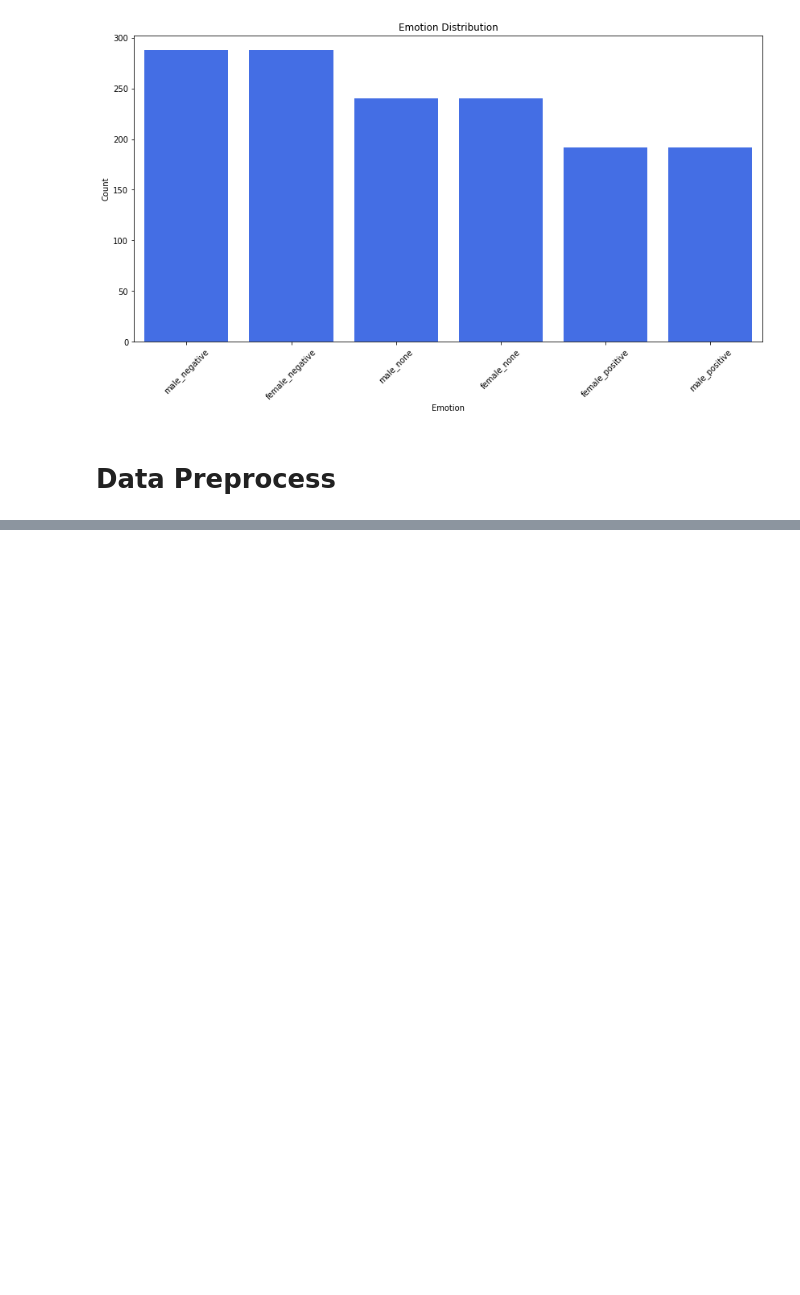
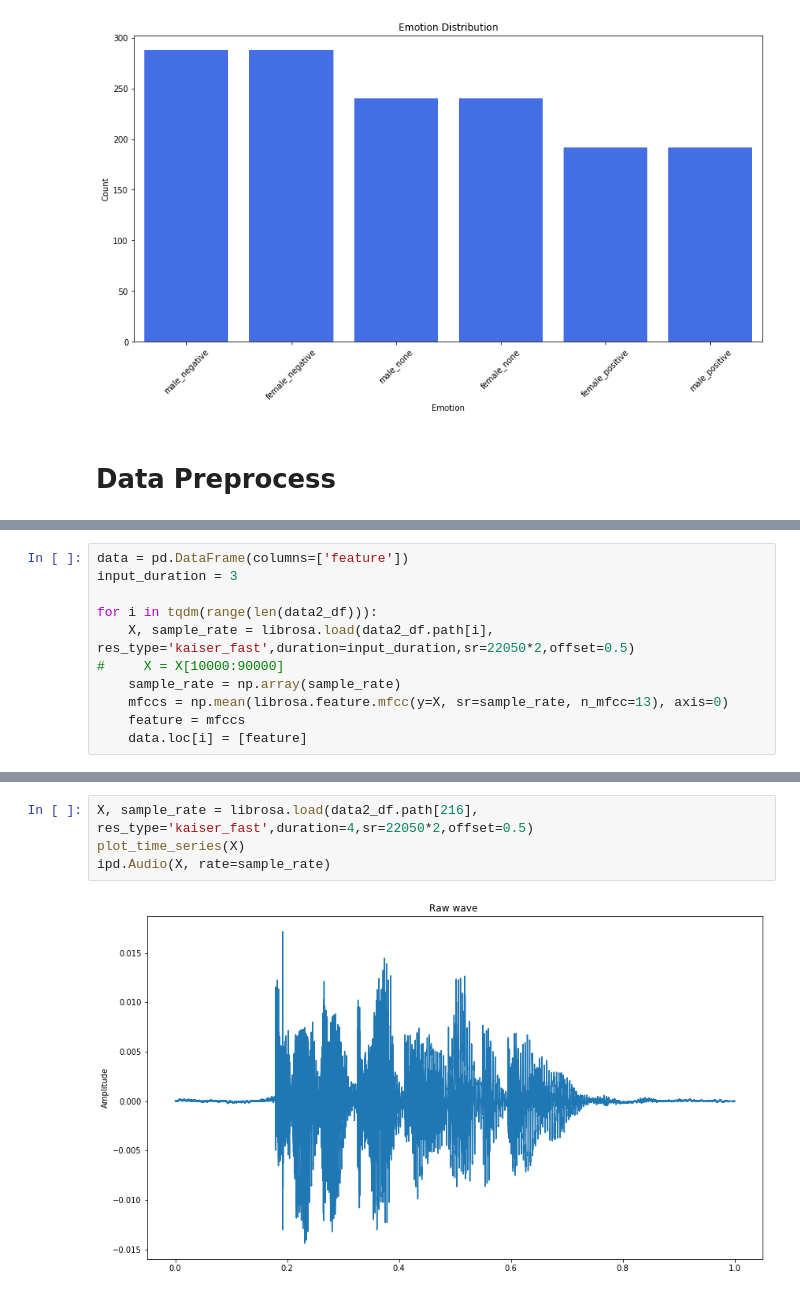
Before and after one commit to SER-2020-Project-ZX/Audio-Analytics, a Jupyter notebook: Audio Analytics .ipynb, the cells around one changed output, grey strips where cells are left out. Saved outputs shown, nothing was run; the diff lists cells and outputs as text; blank space fills up the shorter version.

```diff
--- a/Audio Analytics .ipynb
+++ b/Audio Analytics .ipynb
@@ -416,0 +422,11 @@ data3_df.head()
+# %%
+data = pd.DataFrame(columns=['feature'])
+input_duration = 3
+
+for i in tqdm(range(len(data2_df))):
+    X, sample_rate = librosa.load(data2_df.path[i], res_type='kaiser_fast',duration=input_duration,sr=22050*2,offset=0.5)
+#     X = X[10000:90000]
+    sample_rate = np.array(sample_rate)
+    mfccs = np.mean(librosa.feature.mfcc(y=X, sr=sample_rate, n_mfcc=13), axis=0)
+    feature = mfccs
+    data.loc[i] = [feature]
@@ -416,0 +559,6 @@ data3_df.head()
+# %%
+X, sample_rate = librosa.load(data2_df.path[216], res_type='kaiser_fast',duration=4,sr=22050*2,offset=0.5)
+plot_time_series(X)
+ipd.Audio(X, rate=sample_rate)
+# %% [output]
+[figure, added]
```
Also changed, not shown: parts of 29 cells of this notebook.
